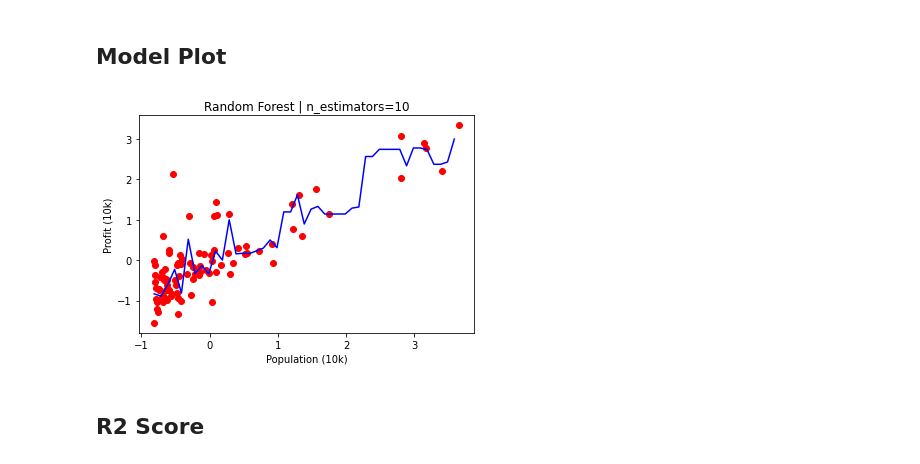
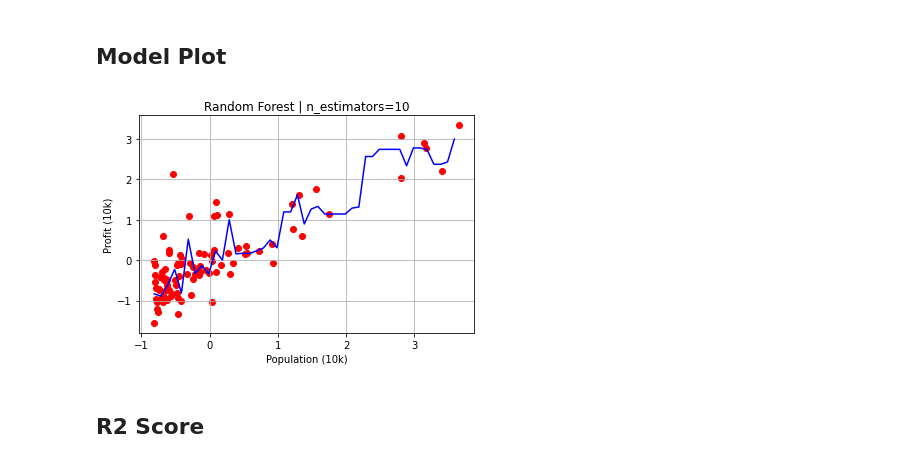
Before and after one commit to SimonDuperray/ai_FoodTrucks, a Jupyter notebook: FoodTruck.ipynb, the cells around one changed output. Cells and saved outputs as stored; diff of their text form; code cells hidden in the pictures.

```diff
--- a/FoodTruck.ipynb
+++ b/FoodTruck.ipynb
@@ -297,16 +303,18 @@ RandomForestRegressor(bootstrap=True, ccp_alpha=0.0, criterion='mse',
 # %% [markdown]
 ## Model Plot
 # %%
+axes = plt.axes()
+axes.grid()
 X_grid = np.arange(min(X), max(X), 0.1)
 X_grid = X_grid.reshape(len(X_grid), 1);
 plt.scatter(X, y, color='red')
 plt.plot(X_grid, regressor.predict(X_grid), color='blue')
 plt.title('Random Forest | n_estimators=10')
 plt.xlabel('Population (10k)')
 plt.ylabel('Profit (10k)')
 plt.show()
 # %% [output]
-[figure, old version]
+[figure, new version]
 # %% [markdown]
 ## R2 Score
 # %%
```
Also changed, not shown: parts of 4 cells of this notebook, 2 other files.
